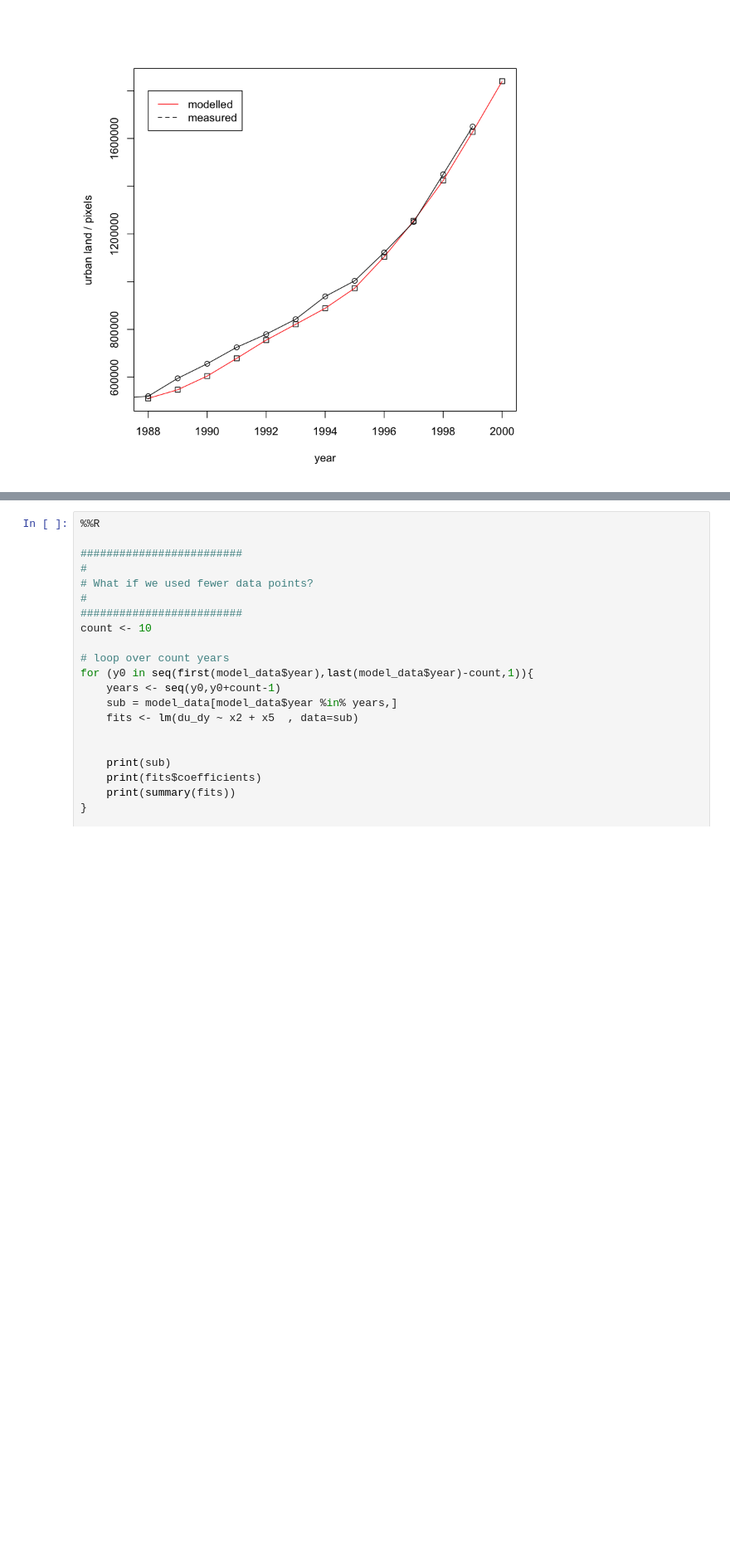
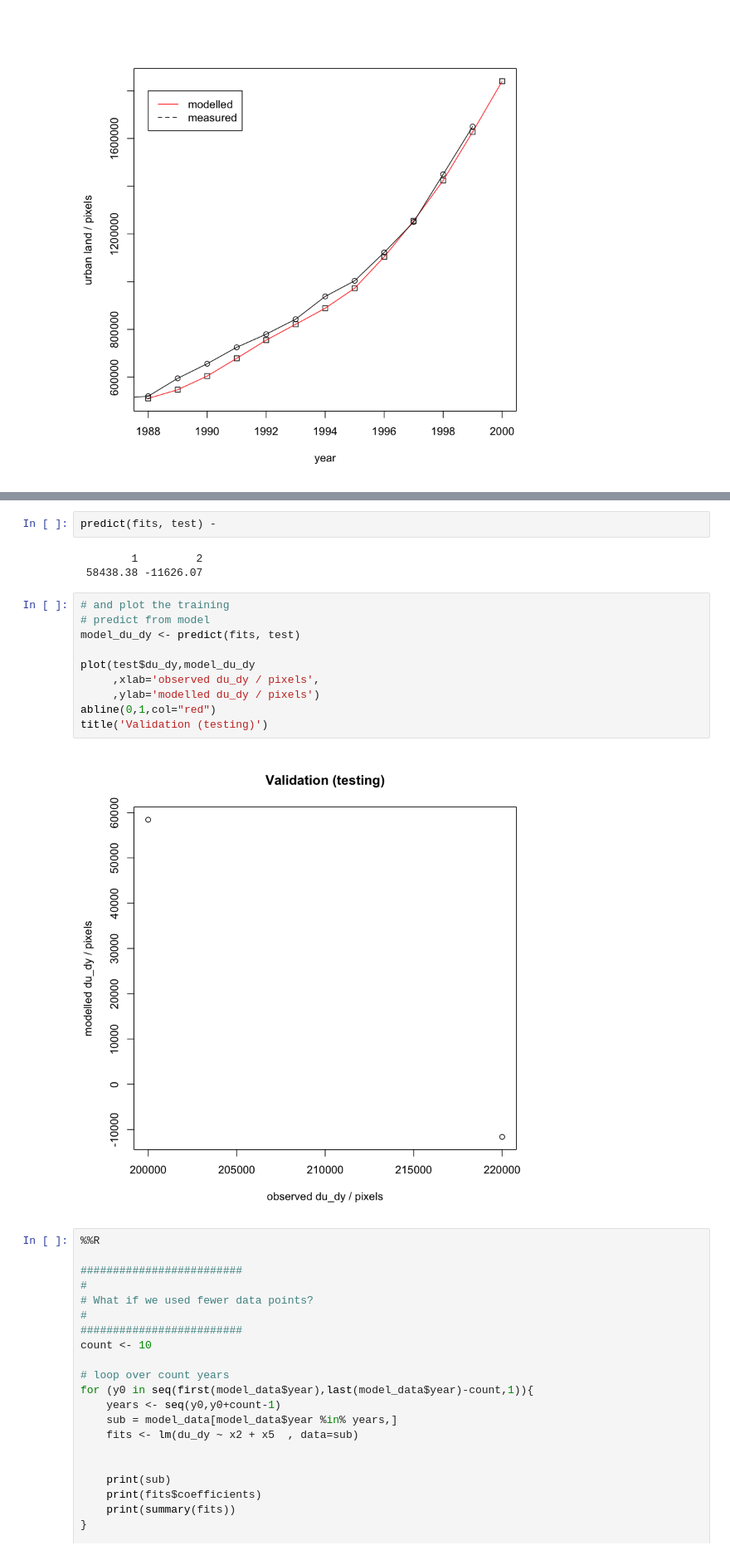
Before and after one commit to profLewis/GEOG0027_Coursework, a Jupyter notebook: docs/2021_UrbanModel.ipynb, the cells around one changed output, grey strips where cells are left out. Shown: that part at 83% size. Cells and saved outputs as stored; diff of their text form; blank space fills up the shorter version.

```diff
--- a/docs/2021_UrbanModel.ipynb
+++ b/docs/2021_UrbanModel.ipynb
@@ -481,3 +594,20 @@ model_data$year[5:7]
+# %%
+predict(fits, test) -
+# %% [output]
+        1         2
+ 58438.38 -11626.07
+# %%
+# and plot the training
+# predict from model
+model_du_dy <- predict(fits, test)
+
+plot(test$du_dy,model_du_dy
+     ,xlab='observed du_dy / pixels',
+     ,ylab='modelled du_dy / pixels')
+abline(0,1,col="red")
+title('Validation (testing)')
+# %% [output]
+[figure, added]
 # %%
 %%R
 
```
Also changed, not shown: parts of 13 cells of this notebook, 1 other file.
